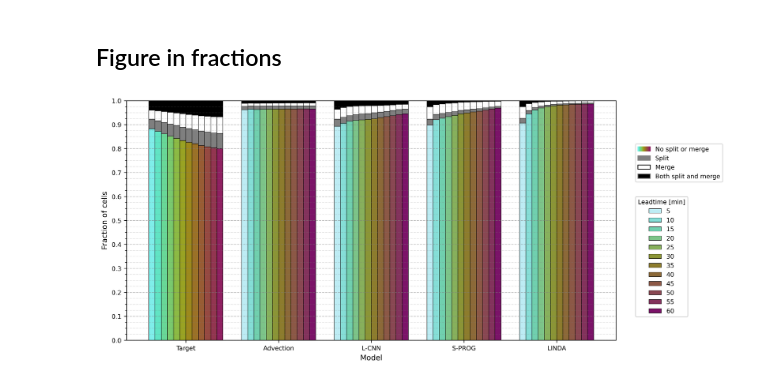
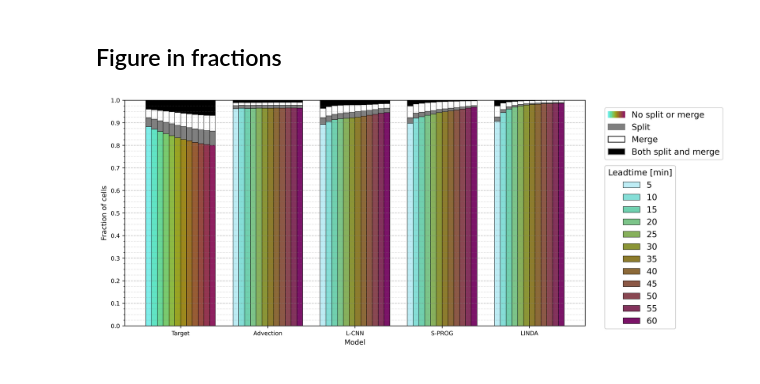
Before and after one commit to fmidev/nowcast-verification-cell-tracking, a Jupyter notebook: notebooks/cell_verification_article_splits_merges.ipynb, the cells around one changed output. Cells and saved outputs as stored; diff of their text form; code cells hidden in the pictures.

Commit message:
Update split/merge notebook figure legend

```diff
--- a/notebooks/cell_verification_article_splits_merges.ipynb
+++ b/notebooks/cell_verification_article_splits_merges.ipynb
@@ -93,7 +93,7 @@ def leadtime_to_minutes(x, pos):
 
 # Load stylefile
 plt.style.use(
-    "config/stylefiles/object_figs_article.mplstyle"
+    "../config/stylefiles/object_figs_article.mplstyle"
 )
 # %%
 from addict import Dict
@@ -206,7 +206,7 @@ def set_ax(ax, score_conf, leadtime_limits, leadtime_locator_multiples=[15, 5]):
 # %% [markdown]
 ## Base data
 # %%
-conf = "config/swiss-data/plot_metrics_objects.yaml"
+conf = "../config/swiss-data/plot_metrics_objects_review.yaml"
 conf = load_yaml_config(conf)
 
 COLORS_METHODS = {m: conf.methods[m].color for m in conf.methods}
@@ -802,6 +802,8 @@ l1 = fig.legend(
     frameon=True,
     bbox_transform=fig.transFigure,
     ncols=1,
+    fontsize="large",
+    title_fontsize="large",
 )
 fig.add_artist(l1)
 
@@ -811,32 +813,34 @@ hits_patch = [patches.Patch(facecolor=c, edgecolor=c, label="No split or merge")
 
 split_patch = patches.Patch(facecolor="tab:gray", edgecolor="tab:gray", label="Split")
 merge_patch = patches.Patch(facecolor="white", edgecolor="k", label="Merge")
 both_split_merge_patch = patches.Patch(facecolor="k", edgecolor="tab:gray", label="Both split and merge")
 
 other_patches = [split_patch, merge_patch, both_split_merge_patch]
 
 leg = fig.legend(
     handles=[hits_patch, *other_patches],
     labels=["No split or merge", *[p.get_label() for p in other_patches]],
     handler_map={list: HandlerTuple(ndivide=None, pad=0)},
     ncols=1,
-    bbox_to_anchor=(0.83, 0.75),
+    bbox_to_anchor=(0.83, 0.85),
     loc="center left",
     frameon=True,
     bbox_transform=fig.transFigure,
+    fontsize="large",
+    title_fontsize="large",
 )
 
 # Set target ticklabels
 xt = axs["counts"].get_xticks()
 xt = np.append(xt, -1)
 
 axs["counts"].set_xticks(xt)
 xtl = axs["counts"].get_xticklabels()
 xtl[-1] = "Target"
 axs["counts"].set_xticklabels(xtl)
 
 outputname = "split_merge_counts"
 df_pct.to_csv(f"{OUTPUT_DIR}/{outputname}.csv")
 save_figs(fig, OUTPUT_DIR, outputname, conf.output_formats)
 # %% [output]
-[figure, old version]
+[figure, new version]
```
Also changed, not shown: parts of 5 cells of this notebook.
